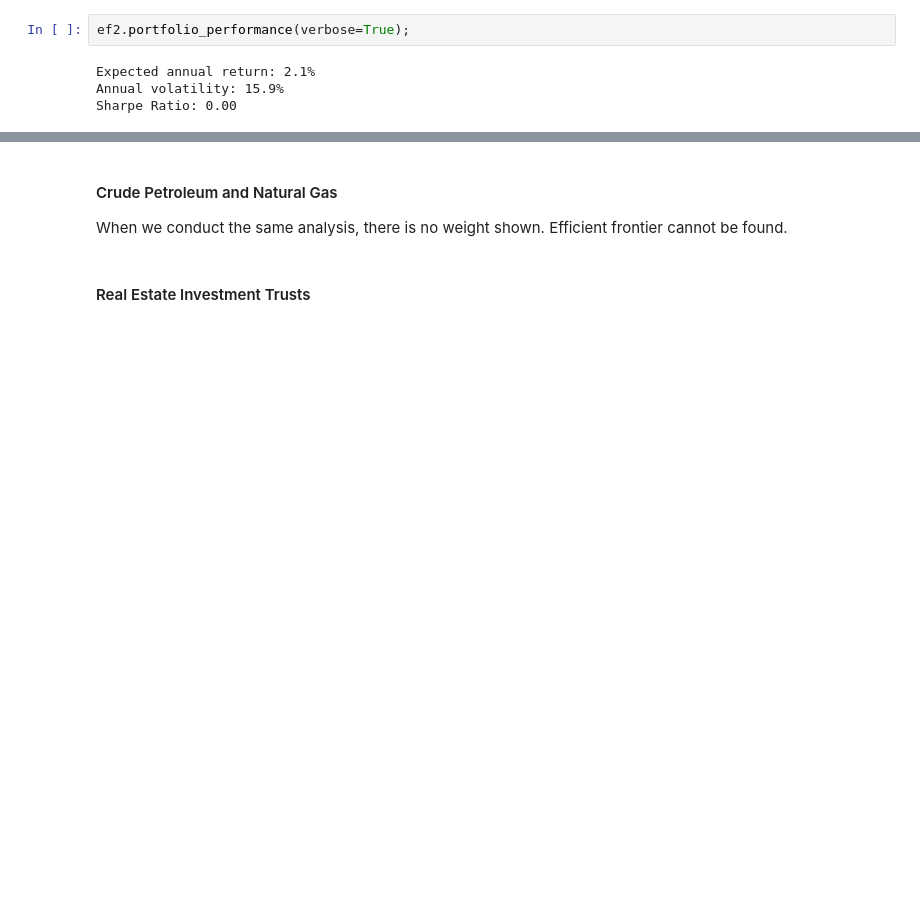
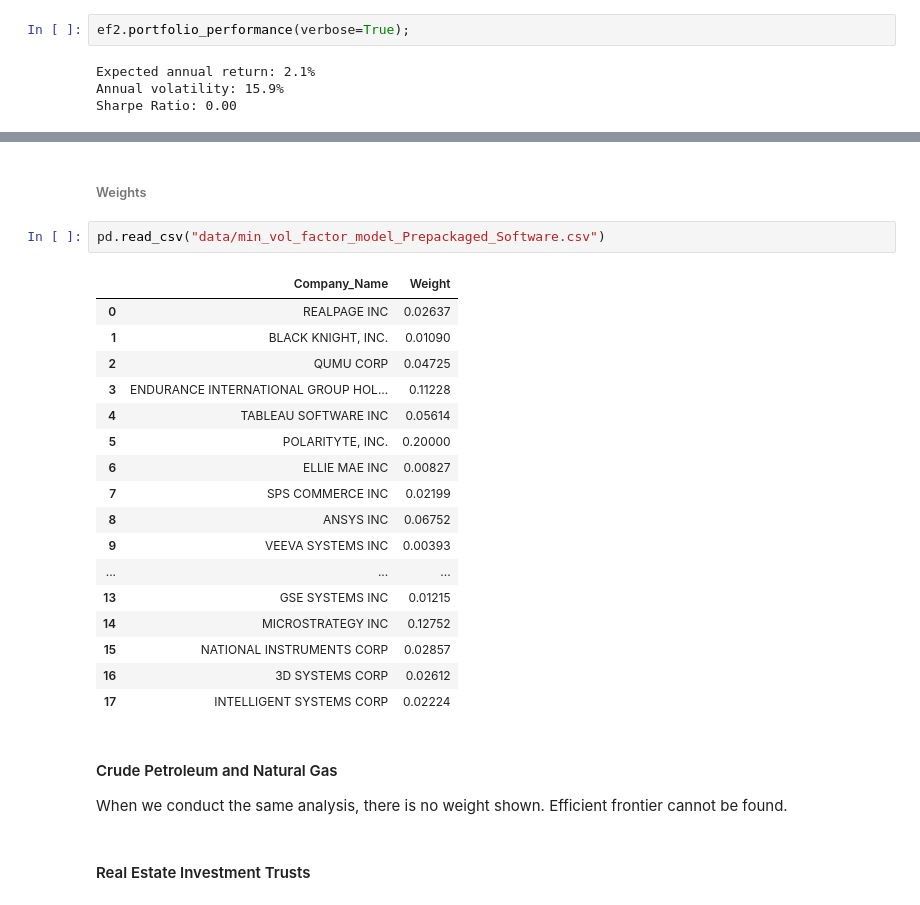
Before and after one commit to richardye101/ubineer_nlp_research, a Jupyter notebook: content/peitong/3.3_Minimum_Variance_Analysis-Factor_Model.ipynb, the cells around one changed output, grey strips where cells are left out. Saved outputs shown, nothing was run; the diff lists cells and outputs as text; blank space fills up the shorter version.

```diff
--- a/content/peitong/3.3_Minimum_Variance_Analysis-Factor_Model.ipynb
+++ b/content/peitong/3.3_Minimum_Variance_Analysis-Factor_Model.ipynb
@@ -370,3 +392,25 @@ Sharpe Ratio: 0.00
+# %% [markdown]
+###### Weights
+# %%
+pd.read_csv("data/min_vol_factor_model_Prepackaged_Software.csv")
+# %% [output]
+|  | Company_Name | Weight |
+| 0 | REALPAGE INC | 0.02637 |
+| 1 | BLACK KNIGHT, INC. | 0.01090 |
+| 2 | QUMU CORP | 0.04725 |
+| 3 | ENDURANCE INTERNATIONAL GROUP HOL... | 0.11228 |
+| 4 | TABLEAU SOFTWARE INC | 0.05614 |
+| 5 | POLARITYTE, INC. | 0.20000 |
+| 6 | ELLIE MAE INC | 0.00827 |
+| 7 | SPS COMMERCE INC | 0.02199 |
+| 8 | ANSYS INC | 0.06752 |
+| 9 | VEEVA SYSTEMS INC | 0.00393 |
+| ... | ... | ... |
+| 13 | GSE SYSTEMS INC | 0.01215 |
+| 14 | MICROSTRATEGY INC | 0.12752 |
+| 15 | NATIONAL INSTRUMENTS CORP | 0.02857 |
+| 16 | 3D SYSTEMS CORP | 0.02612 |
+| 17 | INTELLIGENT SYSTEMS CORP | 0.02224 |
 # %% [markdown]
 #### Crude Petroleum and Natural Gas
 When we conduct the same analysis, there is no weight shown. Efficient frontier cannot be found.
```
Also changed, not shown: parts of 30 cells of this notebook, 39 other files.
